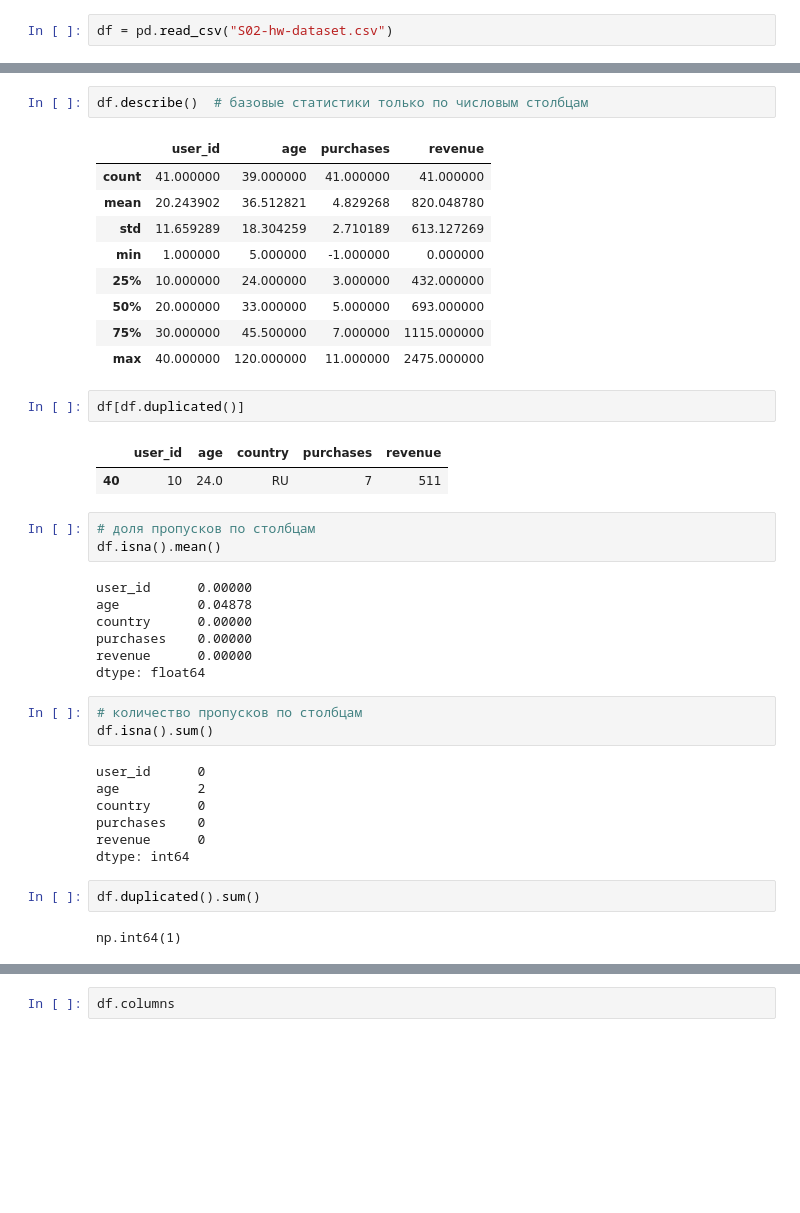
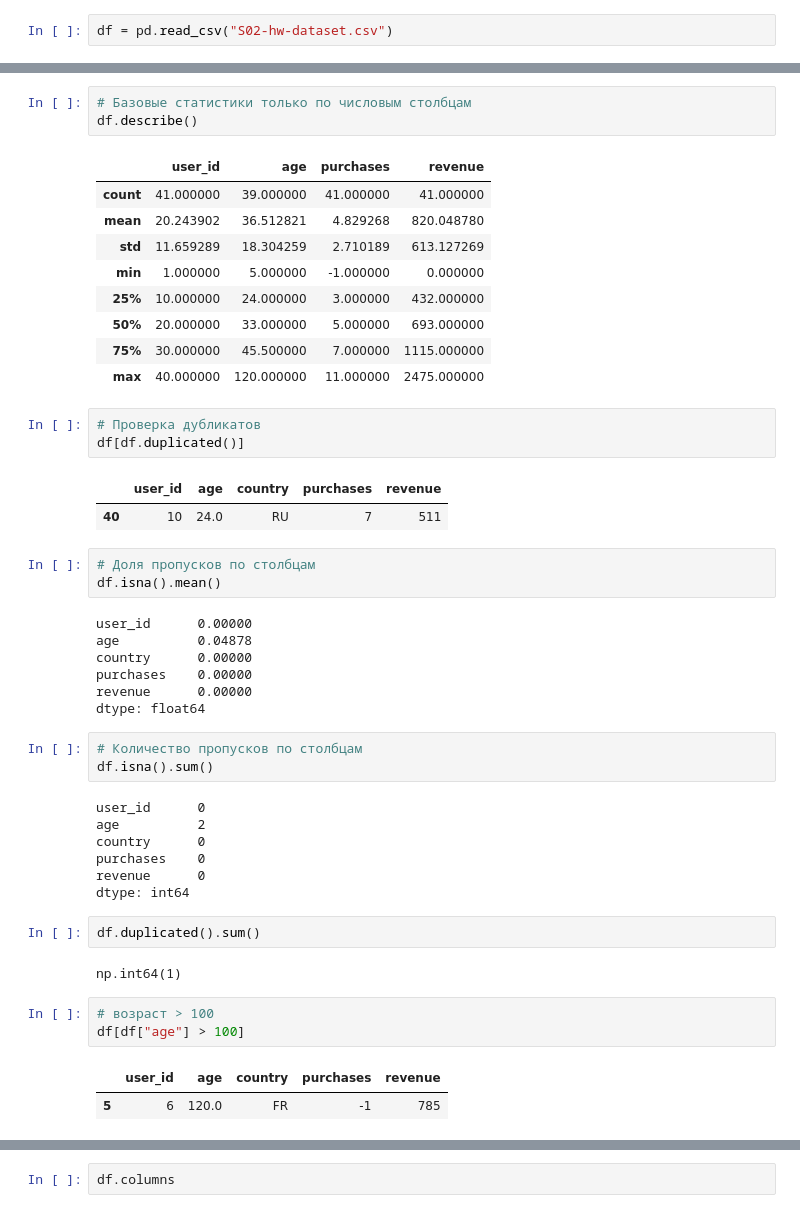
Before and after one commit to NolReaction/ai-engineering-lab, a Jupyter notebook: homeworks/HW02/HW02.ipynb, the cells around one changed output, grey strips where cells are left out. Saved outputs shown, nothing was run; the diff lists cells and outputs as text; blank space fills up the shorter version.

```diff
--- a/homeworks/HW02/HW02.ipynb
+++ b/homeworks/HW02/HW02.ipynb
@@ -35,7 +38,8 @@ Data columns (total 5 columns):
 dtypes: float64(1), int64(3), object(1)
 memory usage: 1.7+ KB
 # %%
-df.describe()  # базовые статистики только по числовым столбцам
+# Базовые статистики только по числовым столбцам
+df.describe()
 # %% [output]
 |  | user_id | age | purchases | revenue |
 | count | 41.000000 | 39.000000 | 41.000000 | 41.000000 |
@@ -47,12 +51,13 @@ df.describe()  # базовые статистики только по числ
 | 75% | 30.000000 | 45.500000 | 7.000000 | 1115.000000 |
 | max | 40.000000 | 120.000000 | 11.000000 | 2475.000000 |
 # %%
+# Проверка дубликатов
 df[df.duplicated()]
 # %% [output]
 |  | user_id | age | country | purchases | revenue |
 | 40 | 10 | 24.0 | RU | 7 | 511 |
 # %%
-# доля пропусков по столбцам
+# Доля пропусков по столбцам
 df.isna().mean()
 # %% [output]
 user_id      0.00000
@@ -62,7 +67,7 @@ purchases    0.00000
 revenue      0.00000
 dtype: float64
 # %%
-# количество пропусков по столбцам
+# Количество пропусков по столбцам
 df.isna().sum()
 # %% [output]
 user_id      0
@@ -75,3 +80,9 @@ dtype: int64
 df.duplicated().sum()
 # %% [output]
 np.int64(1)
+# %%
+# возраст > 100
+df[df["age"] > 100]
+# %% [output]
+|  | user_id | age | country | purchases | revenue |
+| 5 | 6 | 120.0 | FR | -1 | 785 |
```
Also changed, not shown: parts of 10 cells of this notebook.
